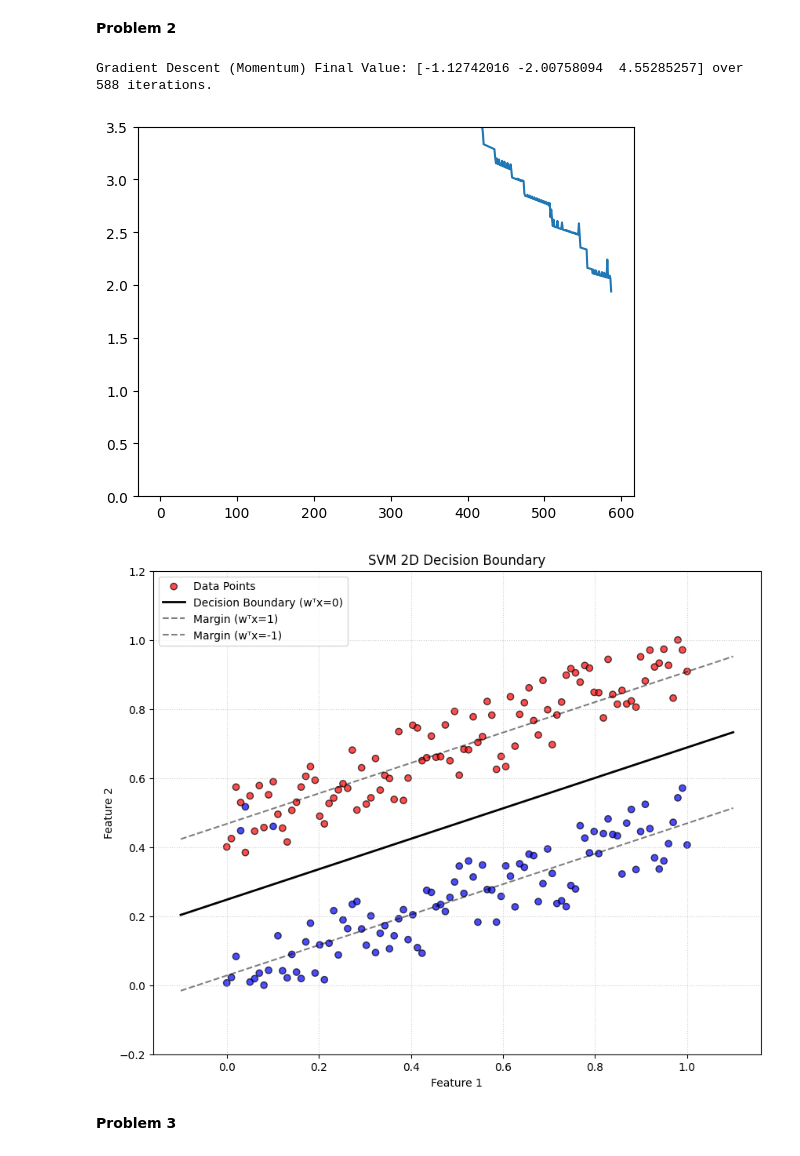
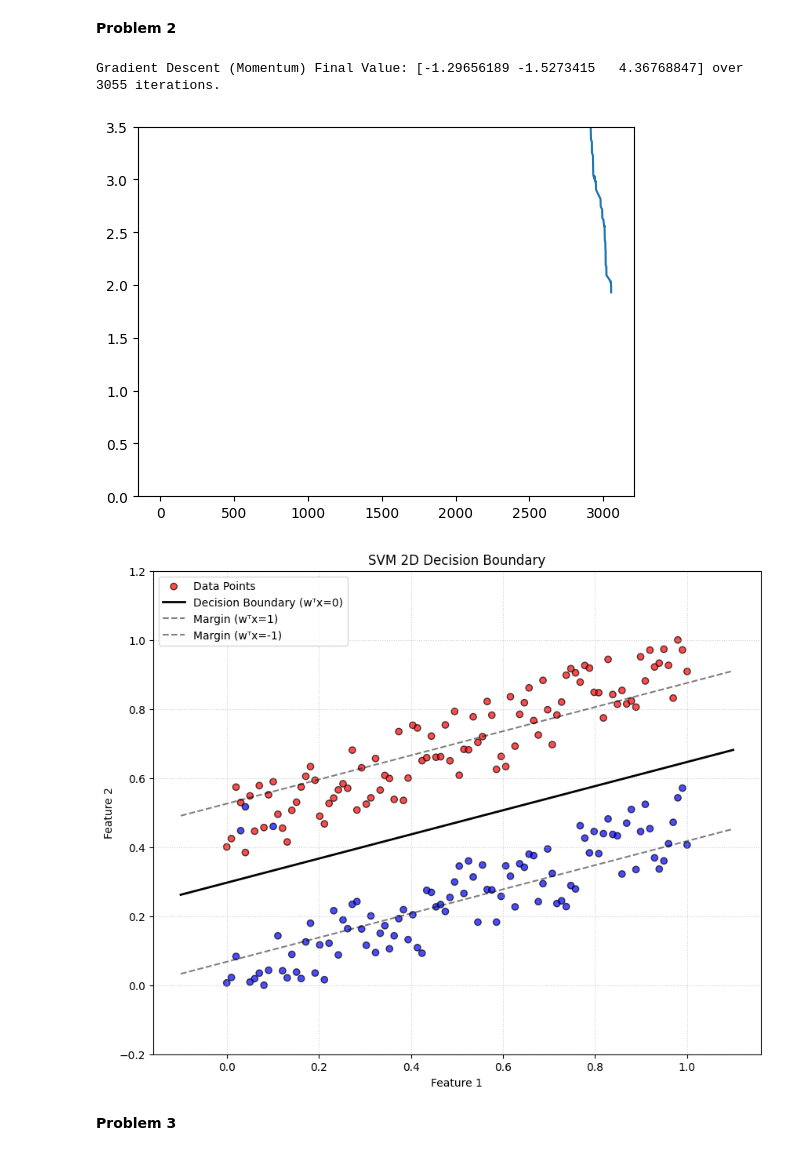
Before and after one commit to Sabuchan123/Homework-Repository, a Jupyter notebook: MTH566-HW-3-Folder/MTH566-HW-3.ipynb, the cells around one changed output. Cells and saved outputs as stored; diff of their text form; code cells hidden in the pictures.

```diff
--- a/MTH566-HW-3-Folder/MTH566-HW-3.ipynb
+++ b/MTH566-HW-3-Folder/MTH566-HW-3.ipynb
@@ -162,43 +162,43 @@ def svm_subgradient_descent(w, X, y, lambda_=1, step_size=0.001, stop_cond=0.001
         w = w_new
     return (w, iterations, subgradient_norm)
 
-subgradient_val = svm_subgradient_descent(np.array([1, 1, 1]), X, y, lambda_=100)
+subgradient_val = svm_subgradient_descent(np.array([100, 100, 100]), X, y, lambda_=1000)
 print("Gradient Descent (Momentum) Final Value:", subgradient_val[0], "over", subgradient_val[1], "iterations.")
 plt.plot([i for i in range(subgradient_val[1])], subgradient_val[2])
 plt.ylim(top=3.5, bottom=0)
 plt.show()
 
 bias = subgradient_val[0][0]
 w1 = subgradient_val[0][1]
 w2 = subgradient_val[0][2]
 
 plt.figure(figsize=(10, 8))
 
 plt.scatter(X[:, 1], X[:, 2], c=y, cmap='bwr', alpha=0.7, edgecolors='k', label='Data Points')
 
 x1_range = np.linspace(X[:, 1].min() - 0.1, X[:, 1].max() + 0.1, 100)
 x2_boundary = -(w1 * x1_range + bias) / w2
 
 x2_margin_plus = -(w1 * x1_range + bias - 1) / w2
 x2_margin_minus = -(w1 * x1_range + bias + 1) / w2
 
 plt.plot(x1_range, x2_boundary, 'k-', linewidth=2, label='Decision Boundary (wᵀx=0)')
 plt.plot(x1_range, x2_margin_plus, 'k--', alpha=0.5, label='Margin (wᵀx=1)')
 plt.plot(x1_range, x2_margin_minus, 'k--', alpha=0.5, label='Margin (wᵀx=-1)')
 
 plt.title(f'SVM 2D Decision Boundary')
 plt.xlabel('Feature 1')
 plt.ylabel('Feature 2')
 plt.legend()
 plt.grid(True, linestyle=':', alpha=0.6)
 
 plt.ylim(X[:, 2].min() - 0.2, X[:, 2].max() + 0.2)
 
 plt.show()
 # %% [output]
-Gradient Descent (Momentum) Final Value: [-1.12742016 -2.00758094  4.55285257] over 588 iterations.
+Gradient Descent (Momentum) Final Value: [-1.29656189 -1.5273415   4.36768847] over 3055 iterations.
-[figure, old version]
+[figure, new version]
-[figure, old version]
+[figure, new version]
 # %% [markdown]
 **Problem 3**
 # %%
```
Also changed, not shown: parts of 5 cells of this notebook, 5 other files.
